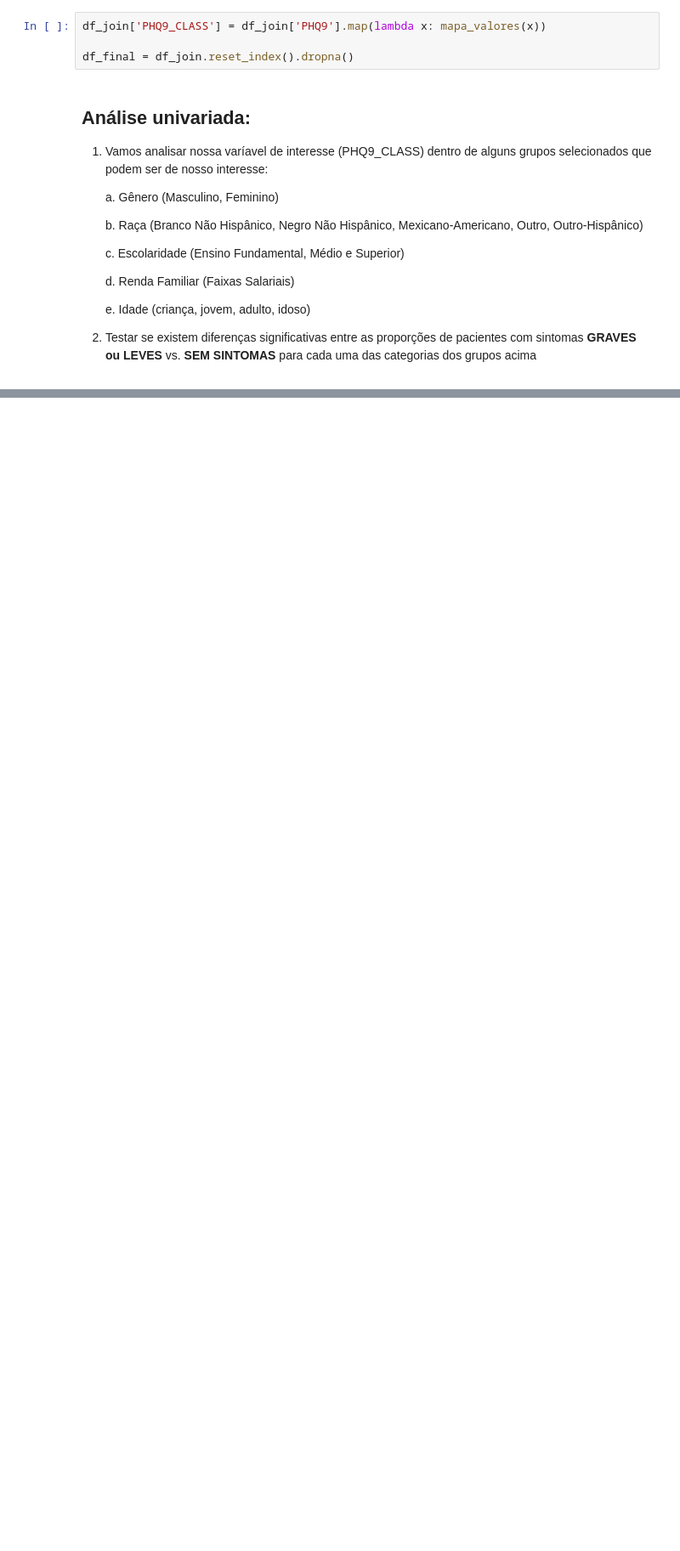
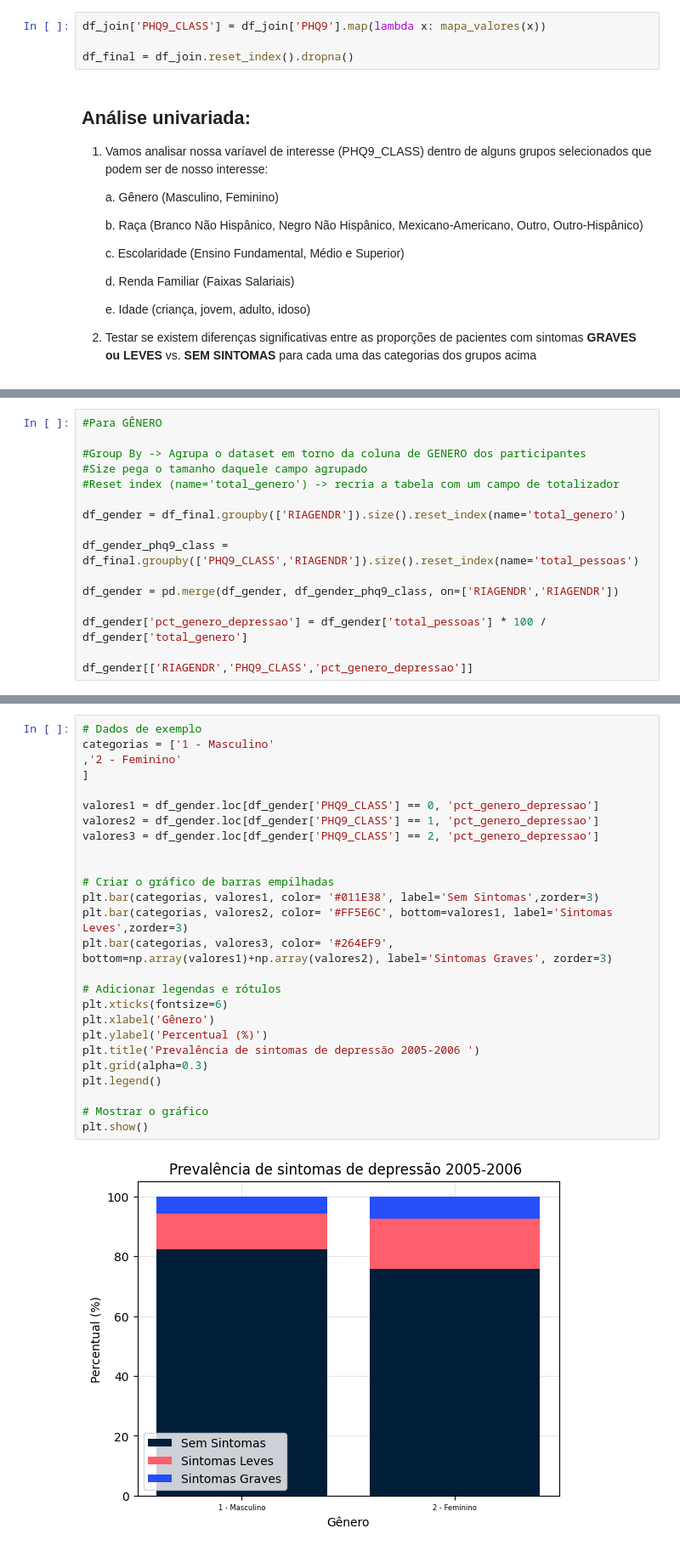
Before and after one commit to LuizAlbino/nhnes-data-project, a Jupyter notebook: main-notebook.ipynb, the cells around one changed output, grey strips where cells are left out. Shown: that part at 85% size. Cells and saved outputs as stored; diff of their text form; blank space fills up the shorter version.

```diff
--- a/main-notebook.ipynb
+++ b/main-notebook.ipynb
@@ -259,0 +245,16 @@ Name: SEQN, dtype: int64
+# %%
+#Para GÊNERO
+
+#Group By -> Agrupa o dataset em torno da coluna de GENERO dos participantes
+#Size pega o tamanho daquele campo agrupado
+#Reset index (name='total_genero') -> recria a tabela com um campo de totalizador
+
+df_gender = df_final.groupby(['RIAGENDR']).size().reset_index(name='total_genero')
+
+df_gender_phq9_class = df_final.groupby(['PHQ9_CLASS','RIAGENDR']).size().reset_index(name='total_pessoas')
+
+df_gender = pd.merge(df_gender, df_gender_phq9_class, on=['RIAGENDR','RIAGENDR'])
+
+df_gender['pct_genero_depressao'] = df_gender['total_pessoas'] * 100 / df_gender['total_genero']
+
+df_gender[['RIAGENDR','PHQ9_CLASS','pct_genero_depressao']]
@@ -260,3 +269,31 @@ Name: SEQN, dtype: int64
+# %%
+# Dados de exemplo
+categorias = ['1 - Masculino'
+,'2 - Feminino'
+]
+
+valores1 = df_gender.loc[df_gender['PHQ9_CLASS'] == 0, 'pct_genero_depressao']
+valores2 = df_gender.loc[df_gender['PHQ9_CLASS'] == 1, 'pct_genero_depressao']
+valores3 = df_gender.loc[df_gender['PHQ9_CLASS'] == 2, 'pct_genero_depressao']
+
+
+# Criar o gráfico de barras empilhadas
+plt.bar(categorias, valores1, color= '#011E38', label='Sem Sintomas',zorder=3)
+plt.bar(categorias, valores2, color= '#FF5E6C', bottom=valores1, label='Sintomas Leves',zorder=3)
+plt.bar(categorias, valores3, color= '#264EF9', bottom=np.array(valores1)+np.array(valores2), label='Sintomas Graves', zorder=3)
+
+# Adicionar legendas e rótulos
+plt.xticks(fontsize=6)
+plt.xlabel('Gênero')
+plt.ylabel('Percentual (%)')
+plt.title('Prevalência de sintomas de depressão 2005-2006 ')
+plt.grid(alpha=0.3)
+plt.legend()
+
+# Mostrar o gráfico
+plt.show()
+# %% [output]
+[figure, added]
 # %%
 #Por etnia
 
```
Also changed, not shown: parts of 2 cells of this notebook.
